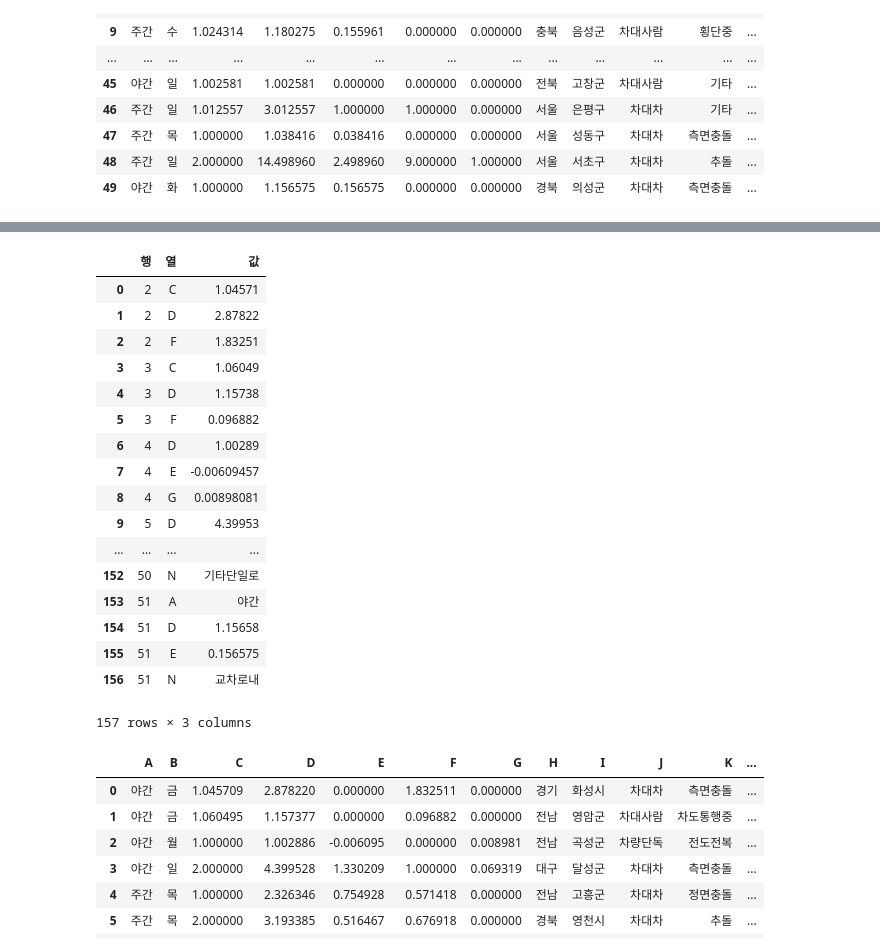
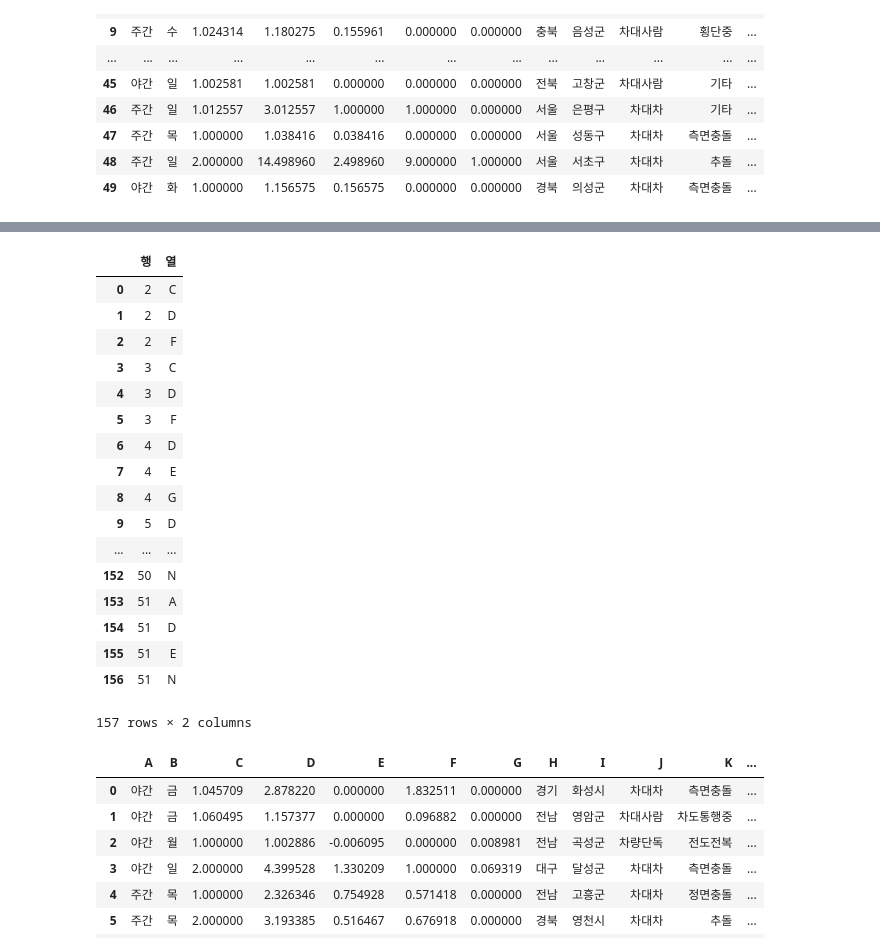
Before and after one commit to willthd/Data-Science, a Jupyter notebook: dataChallenge/dataChallenge.ipynb, the cells around one changed output, grey strips where cells are left out. Drawn from its saved outputs; the diff is of its cells as text; code cells hidden in the pictures.

```diff
--- a/dataChallenge/dataChallenge.ipynb
+++ b/dataChallenge/dataChallenge.ipynb
@@ -1267,24 +1267,24 @@ result
 # %%
 submit["값"] = result
 # %%
-submit
+submit[["행", "열"]]
 # %% [output]
-|  | 행 | 열 | 값 |
-| 0 | 2 | C | 1.04571 |
-| 1 | 2 | D | 2.87822 |
-| 2 | 2 | F | 1.83251 |
-| 3 | 3 | C | 1.06049 |
-| 4 | 3 | D | 1.15738 |
-| 5 | 3 | F | 0.096882 |
-| 6 | 4 | D | 1.00289 |
-| 7 | 4 | E | -0.00609457 |
-| 8 | 4 | G | 0.00898081 |
-| 9 | 5 | D | 4.39953 |
-| ... | ... | ... | ... |
-| 152 | 50 | N | 기타단일로 |
-| 153 | 51 | A | 야간 |
-| 154 | 51 | D | 1.15658 |
-| 155 | 51 | E | 0.156575 |
-| 156 | 51 | N | 교차로내 |
+|  | 행 | 열 |
+| 0 | 2 | C |
+| 1 | 2 | D |
+| 2 | 2 | F |
+| 3 | 3 | C |
+| 4 | 3 | D |
+| 5 | 3 | F |
+| 6 | 4 | D |
+| 7 | 4 | E |
+| 8 | 4 | G |
+| 9 | 5 | D |
+| ... | ... | ... |
+| 152 | 50 | N |
+| 153 | 51 | A |
+| 154 | 51 | D |
+| 155 | 51 | E |
+| 156 | 51 | N |
-157 rows × 3 columns
+157 rows × 2 columns
 # %%
```
Also changed, not shown: parts of 1 cell of this notebook.
